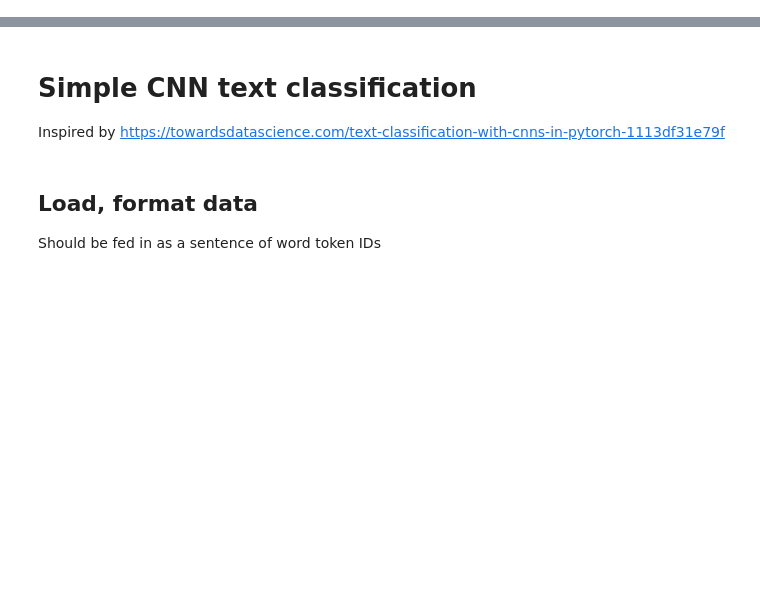
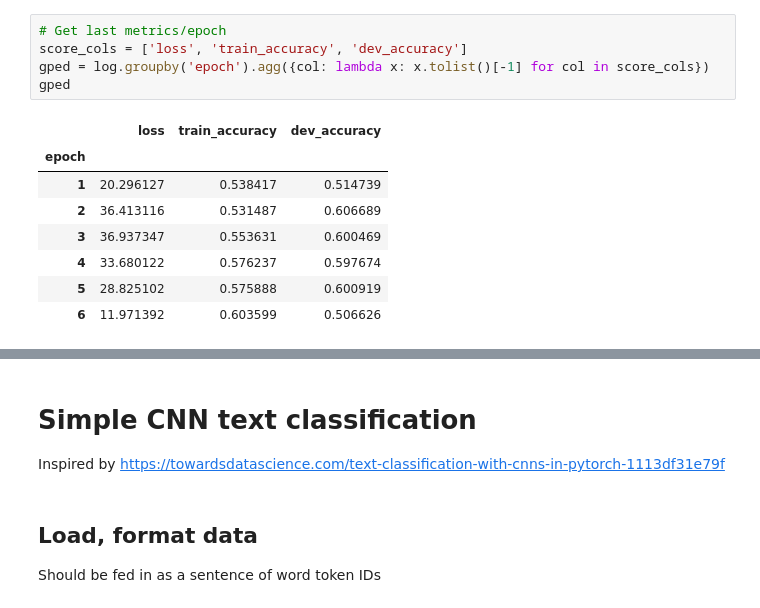
Before and after one commit to michaelmilleryoder/tumblr_community_identity, a Jupyter notebook: jupyter/pytorch_reblog_prediction.ipynb, the cells around one changed output, grey strips where cells are left out. Drawn from its saved outputs; the diff is of its cells as text; blank space fills up the shorter version.

```diff
--- a/jupyter/pytorch_reblog_prediction.ipynb
+++ b/jupyter/pytorch_reblog_prediction.ipynb
@@ -0,0 +36,14 @@
+# %%
+# Get last metrics/epoch
+score_cols = ['loss', 'train_accuracy', 'dev_accuracy']
+gped = log.groupby('epoch').agg({col: lambda x: x.tolist()[-1] for col in score_cols})
+gped
+# %% [output]
+|  | loss | train_accuracy | dev_accuracy |
+| epoch |  |  |  |
+| 1 | 20.296127 | 0.538417 | 0.514739 |
+| 2 | 36.413116 | 0.531487 | 0.606689 |
+| 3 | 36.937347 | 0.553631 | 0.600469 |
+| 4 | 33.680122 | 0.576237 | 0.597674 |
+| 5 | 28.825102 | 0.575888 | 0.600919 |
+| 6 | 11.971392 | 0.603599 | 0.506626 |
```
Also changed, not shown: parts of 6 cells of this notebook, 5 other files.
